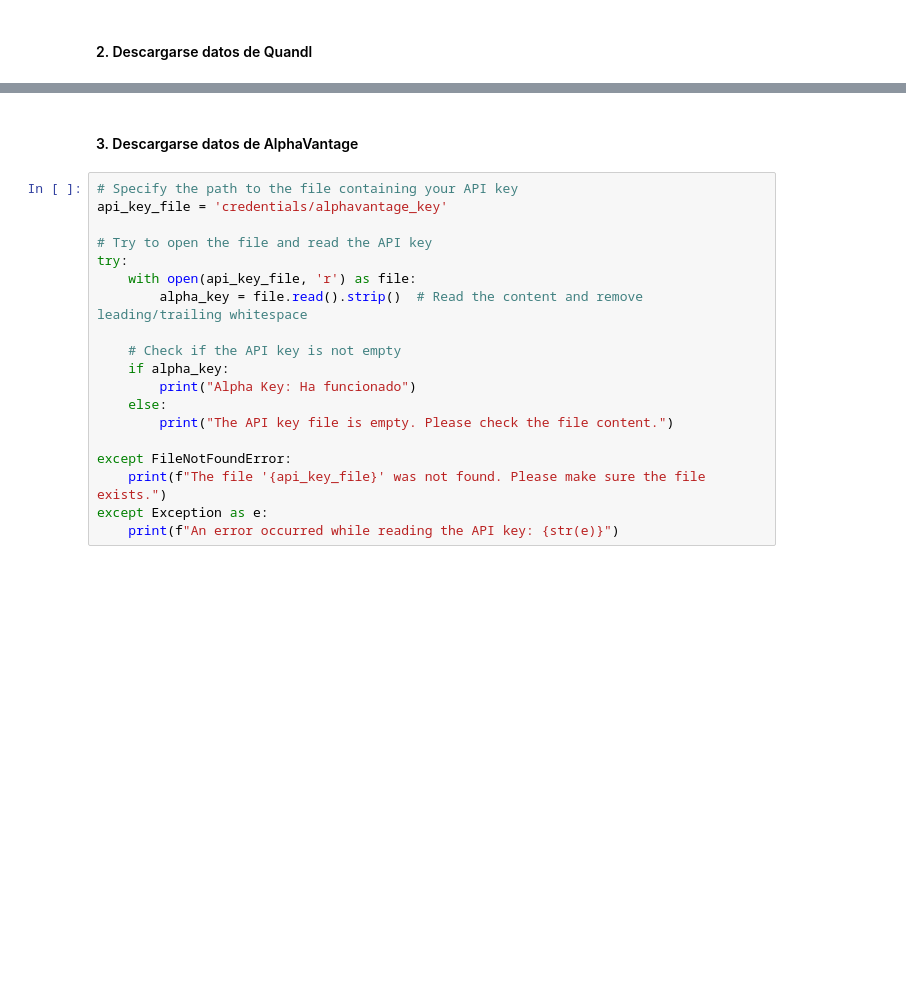
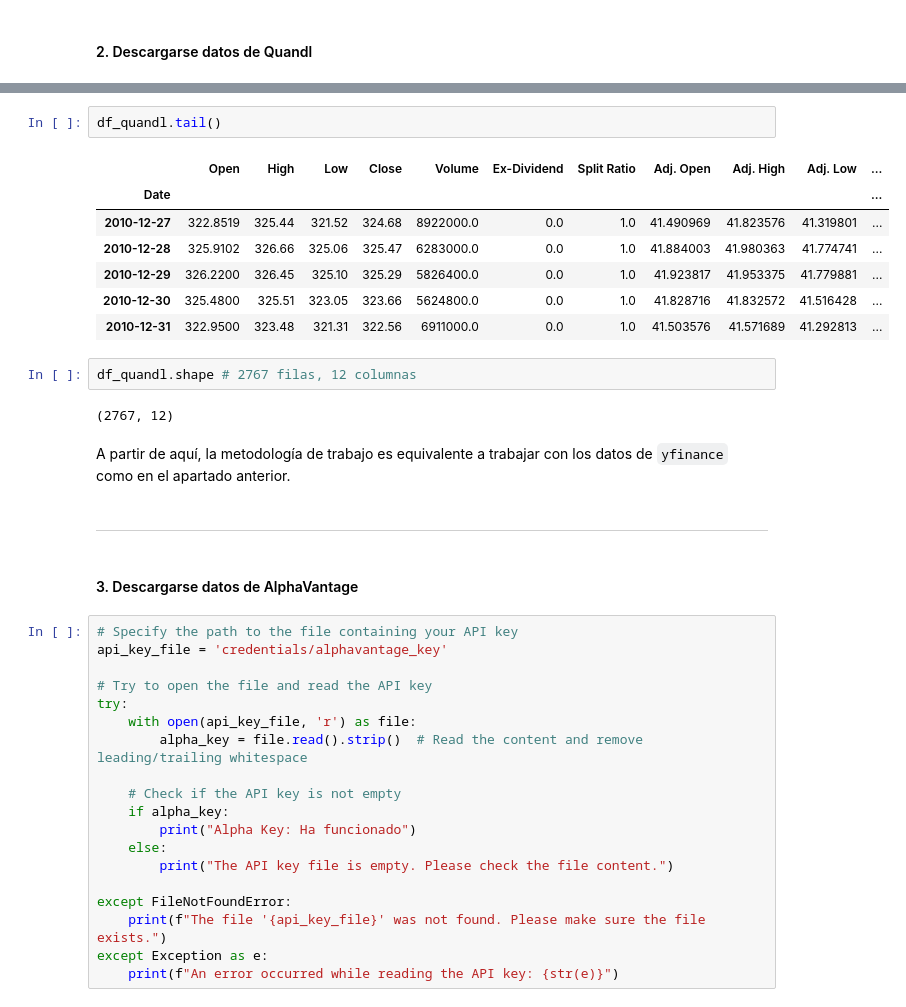
Before and after one commit to alfonso-santos/microcredencial-carteras-python-2023, a Jupyter notebook: Tema_1_Activos_Intro/src/descarga-datos.ipynb, the cells around one changed output, grey strips where cells are left out. Saved outputs shown, nothing was run; the diff lists cells and outputs as text; blank space fills up the shorter version.

```diff
--- a/Tema_1_Activos_Intro/src/descarga-datos.ipynb
+++ b/Tema_1_Activos_Intro/src/descarga-datos.ipynb
@@ -126,3 +237,21 @@ Downloaded 2767 rows of data.
+# %%
+df_quandl.tail()
+# %% [output]
+|  | Open | High | Low | Close | Volume | Ex-Dividend | Split Ratio | Adj. Open | Adj. High | Adj. Low | ... |
+| Date |  |  |  |  |  |  |  |  |  |  | ... |
+| 2010-12-27 | 322.8519 | 325.44 | 321.52 | 324.68 | 8922000.0 | 0.0 | 1.0 | 41.490969 | 41.823576 | 41.319801 | ... |
+| 2010-12-28 | 325.9102 | 326.66 | 325.06 | 325.47 | 6283000.0 | 0.0 | 1.0 | 41.884003 | 41.980363 | 41.774741 | ... |
+| 2010-12-29 | 326.2200 | 326.45 | 325.10 | 325.29 | 5826400.0 | 0.0 | 1.0 | 41.923817 | 41.953375 | 41.779881 | ... |
+| 2010-12-30 | 325.4800 | 325.51 | 323.05 | 323.66 | 5624800.0 | 0.0 | 1.0 | 41.828716 | 41.832572 | 41.516428 | ... |
+| 2010-12-31 | 322.9500 | 323.48 | 321.31 | 322.56 | 6911000.0 | 0.0 | 1.0 | 41.503576 | 41.571689 | 41.292813 | ... |
+# %%
+df_quandl.shape # 2767 filas, 12 columnas
+# %% [output]
+(2767, 12)
+# %% [markdown]
+A partir de aquí, la metodología de trabajo es equivalente a trabajar con los datos de `yfinance` como en el apartado anterior.
+# %% [markdown]
+<hr>
 # %% [markdown]
 #### 3. Descargarse datos de AlphaVantage
 # %%
```
Also changed, not shown: parts of 51 cells of this notebook, 1 other file.
